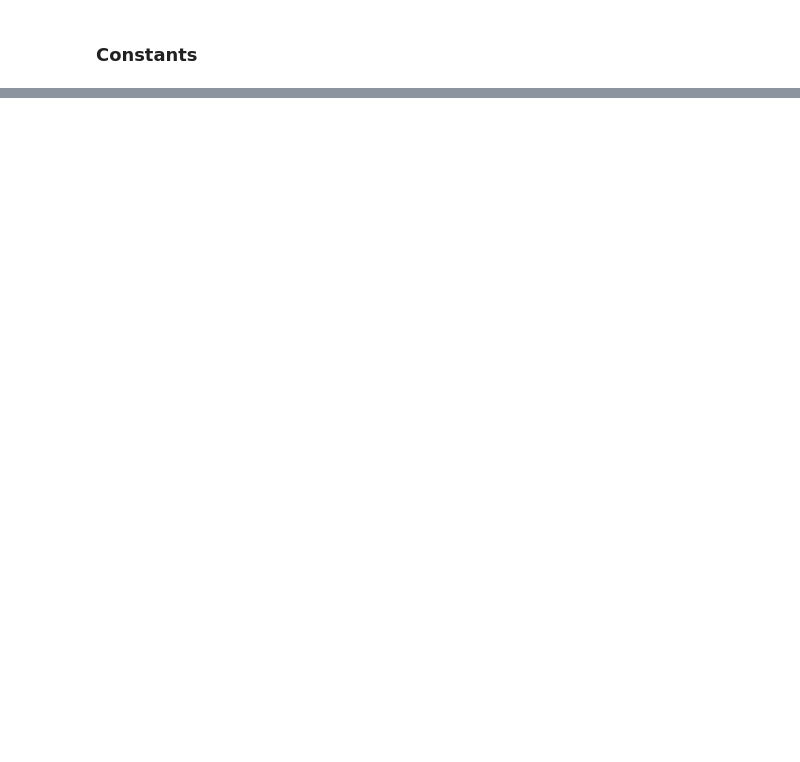
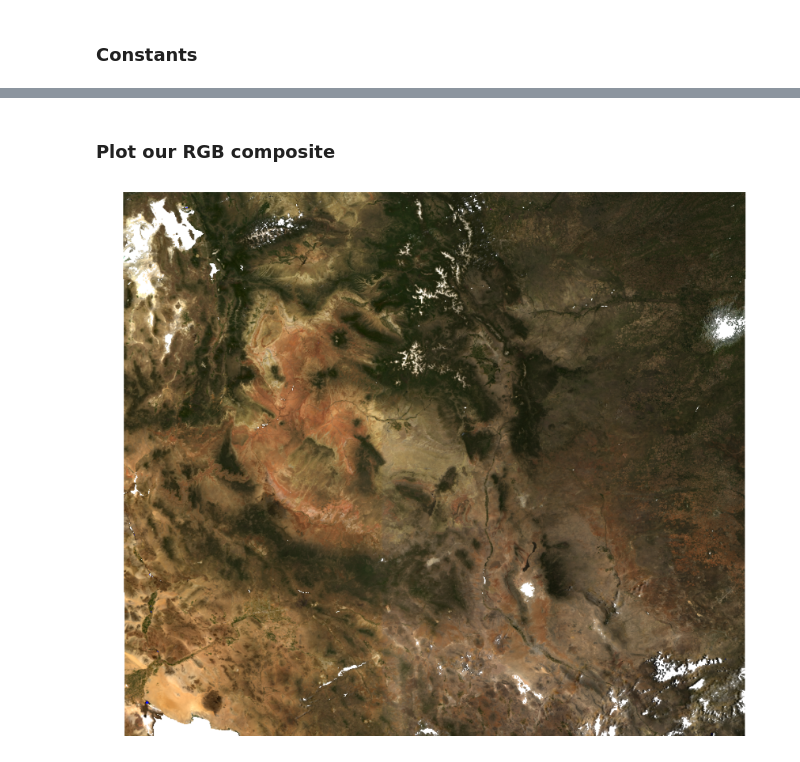
Before and after one commit to microsoft/AIforEarthDataSets, a Jupyter notebook: data/sentinel-3.ipynb, the cells around one changed output, grey strips where cells are left out. Cells and saved outputs as stored; diff of their text form; code cells hidden in the pictures; blank space fills up the shorter version.

```diff
--- a/data/sentinel-3.ipynb
+++ b/data/sentinel-3.ipynb
@@ -152,0 +191,20 @@ plt.show()
+# %%
+generator = container_client.list_blobs(name_starts_with=azure_scene_prefix)
+image_blobs = [blob.name for blob in generator if blob.name.endswith('.nc')]
+
+print('Found {} image files'.format(len(image_blobs)))
+# for s in image_blobs:
+#     print(s)
+
+rgb_blobs = []
+for c in channels:
+    for blob_path in image_blobs:
+        if c in blob_path:
+            rgb_blobs.append(blob_path)
+            break
+
+print('Using the following for our RGB composite:')
+
+assert(len(rgb_blobs) == 3)
+for blob_path in rgb_blobs:
+    print(blob_path.split('/')[-1])
@@ -152,0 +219,4 @@ plt.show()
+# %%
+rgb_urls = []
+for blob_path in rgb_blobs:
+    rgb_urls.append(storage_account_url + container_name + '/' + blob_path + sas_token)
@@ -152,0 +265,24 @@ plt.show()
+# %% [markdown]
+### Plot our RGB composite
+# %%
+def scale_channel(x):
+    # return np.nan_to_num(x*brightness)
+    y = x*brightness
+
+    # Convert NaN to 1.0, because it looks a little nicer to plot over a white
+    # background
+    y[np.isnan(y)] = 1.0
+    np.clip(y,0,1,y)
+    return y
+
+rgb = np.dstack([scale_channel(channel_data[0]),
+                 scale_channel(channel_data[1]),
+                 scale_channel(channel_data[2])])
+
+w = channel_data[0].shape[0]; h = channel_data[0].shape[1]
+dpi = 100; fig = plt.figure(frameon=False,figsize=(w/dpi,h/dpi),dpi=dpi)
+ax = plt.Axes(fig,[0., 0., 1., 1.]); ax.set_axis_off(); fig.add_axes(ax)
+
+plt.imshow(rgb);
+# %% [output]
+[figure, added]
```
Also changed, not shown: parts of 37 cells of this notebook, 5 other files.
